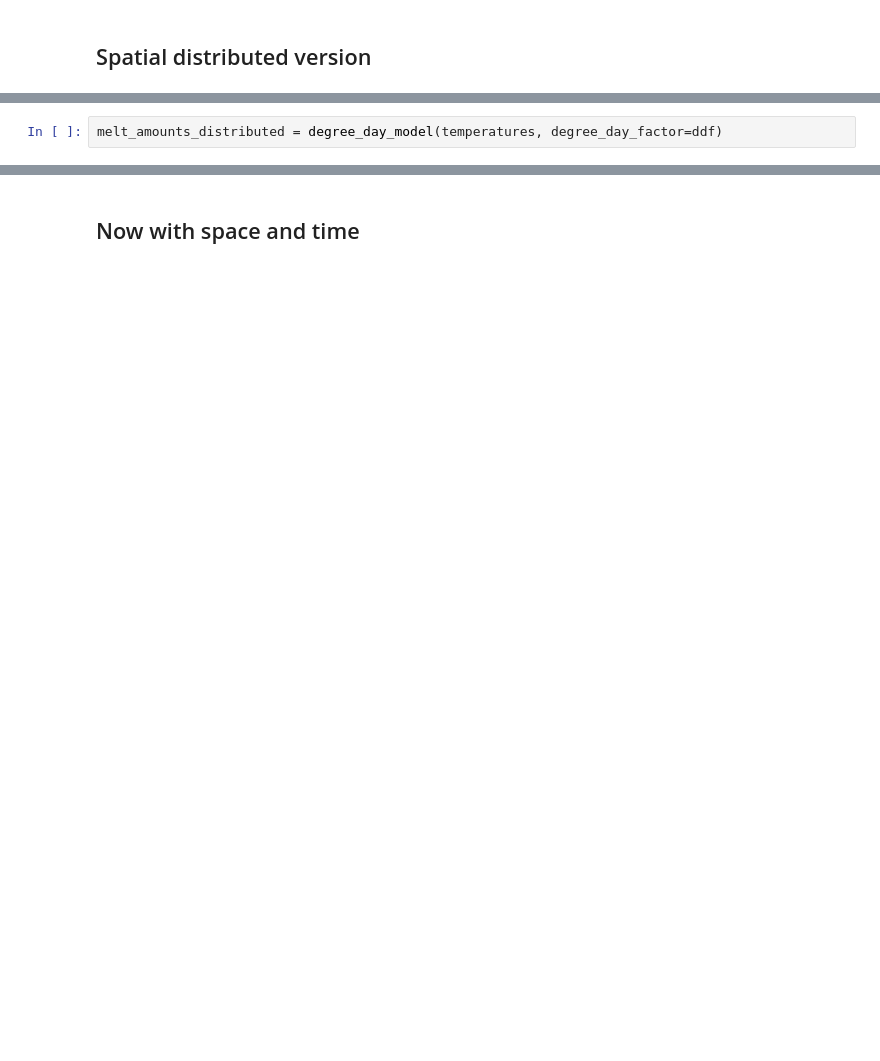
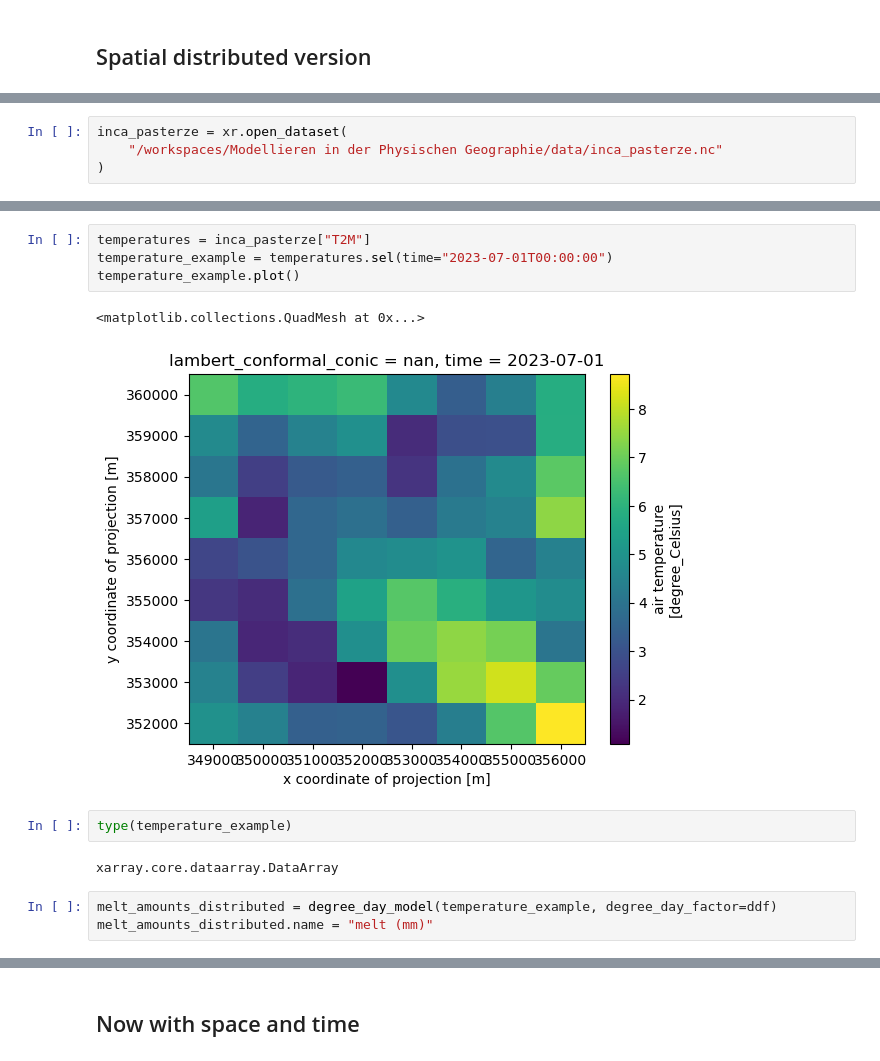
Before and after one commit to tgoelles/Modellieren-in-der-Physischen-Geographie, a Jupyter notebook: 03_melt_models.ipynb, the cells around one changed output, grey strips where cells are left out. Saved outputs shown, nothing was run; the diff lists cells and outputs as text; blank space fills up the shorter version.

Commit message:
using actual data

```diff
--- a/03_melt_models.ipynb
+++ b/03_melt_models.ipynb
@@ -134,0 +187,4 @@ temperatures = np.random.uniform(-5, 10, (number_of_rows, number_of_columns))
+# %%
+inca_pasterze = xr.open_dataset(
+    "/workspaces/Modellieren in der Physischen Geographie/data/inca_pasterze.nc"
+)
@@ -135,3 +211,15 @@ temperatures = np.random.uniform(-5, 10, (number_of_rows, number_of_columns))
+# %%
+temperatures = inca_pasterze["T2M"]
+temperature_example = temperatures.sel(time="2023-07-01T00:00:00")
+temperature_example.plot()
+# %% [output]
+<matplotlib.collections.QuadMesh at 0x...>
+[figure, added]
+# %%
+type(temperature_example)
+# %% [output]
+xarray.core.dataarray.DataArray
 # %%
-melt_amounts_distributed = degree_day_model(temperatures, degree_day_factor=ddf)
+melt_amounts_distributed = degree_day_model(temperature_example, degree_day_factor=ddf)
+melt_amounts_distributed.name = "melt (mm)"
 # %%
```
Also changed, not shown: parts of 30 cells of this notebook, 2 other files.
